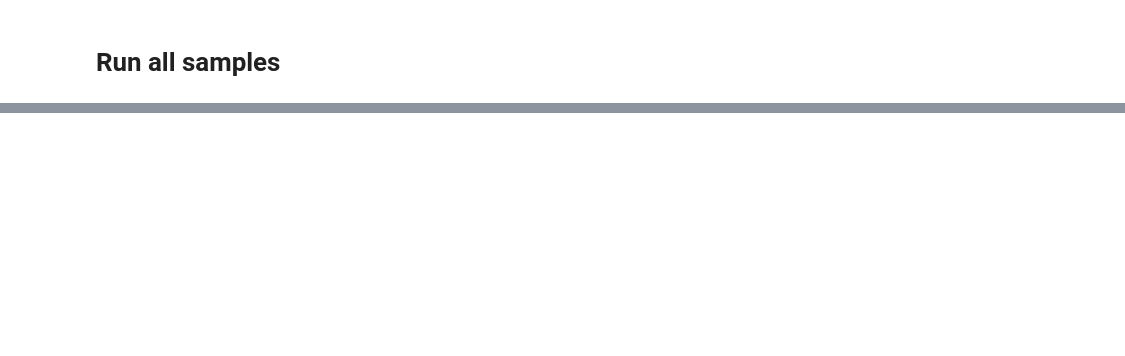
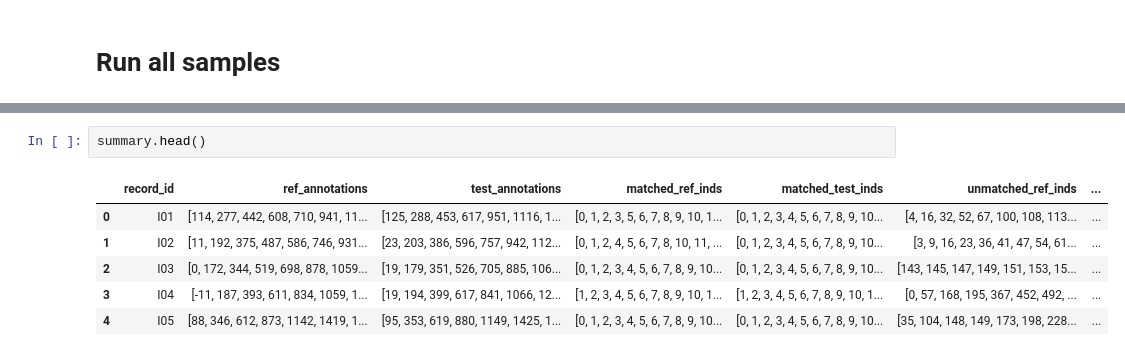
Before and after one commit to singuyenmai/ECG-processing, a Jupyter notebook: notebooks/incartDb.ipynb, the cells around one changed output, grey strips where cells are left out. Drawn from its saved outputs; the diff is of its cells as text; blank space fills up the shorter version.

```diff
--- a/notebooks/incartDb.ipynb
+++ b/notebooks/incartDb.ipynb
@@ -141,4 +202,13 @@ summary['record_id'] = record_ids[:5]
 summary['specificity'] = specificity
 summary['positive_predictivity'] = pos_predictivity
 summary['fpr'] = fpr
+# %%
+summary.head()
+# %% [output]
+|  | record_id | ref_annotations | test_annotations | matched_ref_inds | matched_test_inds | unmatched_ref_inds | ... |
+| 0 | I01 | [114, 277, 442, 608, 710, 941, 11... | [125, 288, 453, 617, 951, 1116, 1... | [0, 1, 2, 3, 5, 6, 7, 8, 9, 10, 1... | [0, 1, 2, 3, 4, 5, 6, 7, 8, 9, 10... | [4, 16, 32, 52, 67, 100, 108, 113... | ... |
+| 1 | I02 | [11, 192, 375, 487, 586, 746, 931... | [23, 203, 386, 596, 757, 942, 112... | [0, 1, 2, 4, 5, 6, 7, 8, 10, 11, ... | [0, 1, 2, 3, 4, 5, 6, 7, 8, 9, 10... | [3, 9, 16, 23, 36, 41, 47, 54, 61... | ... |
+| 2 | I03 | [0, 172, 344, 519, 698, 878, 1059... | [19, 179, 351, 526, 705, 885, 106... | [0, 1, 2, 3, 4, 5, 6, 7, 8, 9, 10... | [0, 1, 2, 3, 4, 5, 6, 7, 8, 9, 10... | [143, 145, 147, 149, 151, 153, 15... | ... |
+| 3 | I04 | [-11, 187, 393, 611, 834, 1059, 1... | [19, 194, 399, 617, 841, 1066, 12... | [1, 2, 3, 4, 5, 6, 7, 8, 9, 10, 1... | [1, 2, 3, 4, 5, 6, 7, 8, 9, 10, 1... | [0, 57, 168, 195, 367, 452, 492, ... | ... |
+| 4 | I05 | [88, 346, 612, 873, 1142, 1419, 1... | [95, 353, 619, 880, 1149, 1425, 1... | [0, 1, 2, 3, 4, 5, 6, 7, 8, 9, 10... | [0, 1, 2, 3, 4, 5, 6, 7, 8, 9, 10... | [35, 104, 148, 149, 173, 198, 228... | ... |
 # %%
```
Also changed, not shown: parts of 8 cells of this notebook, 2 other files.
